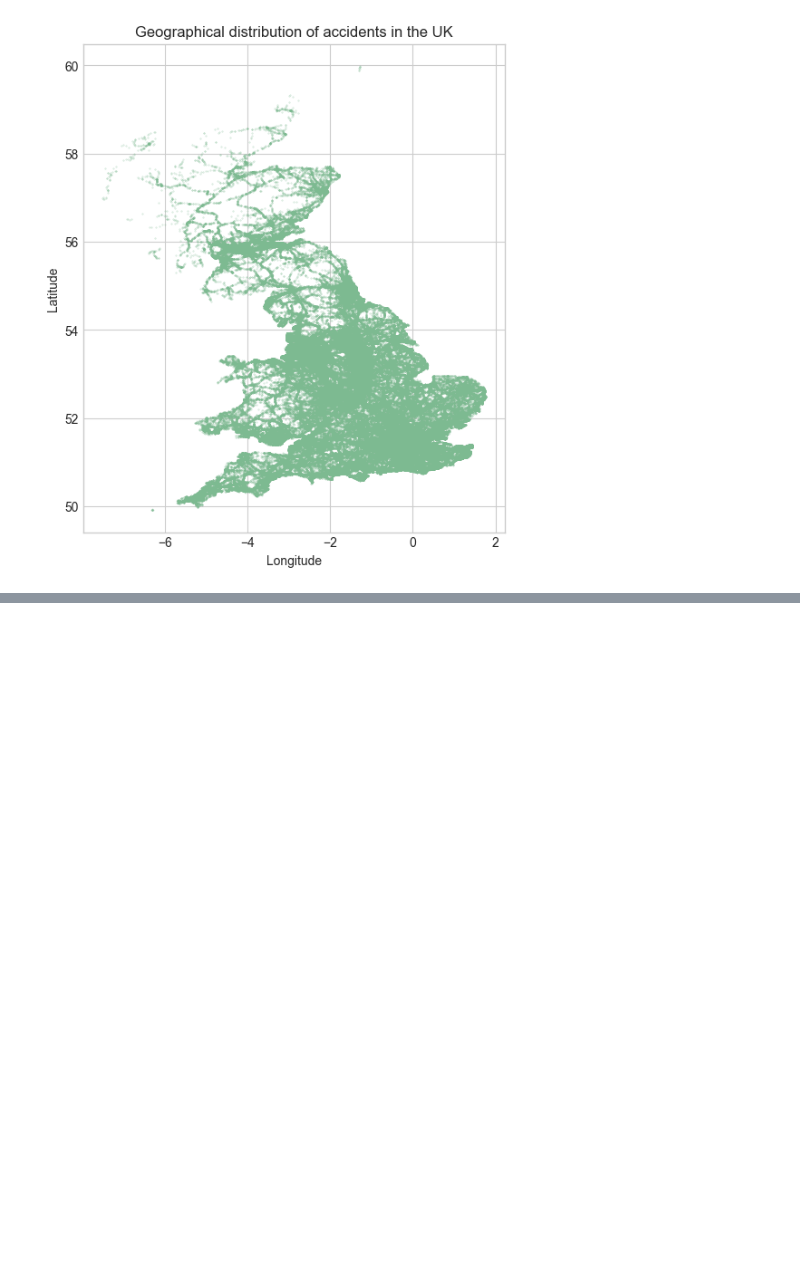
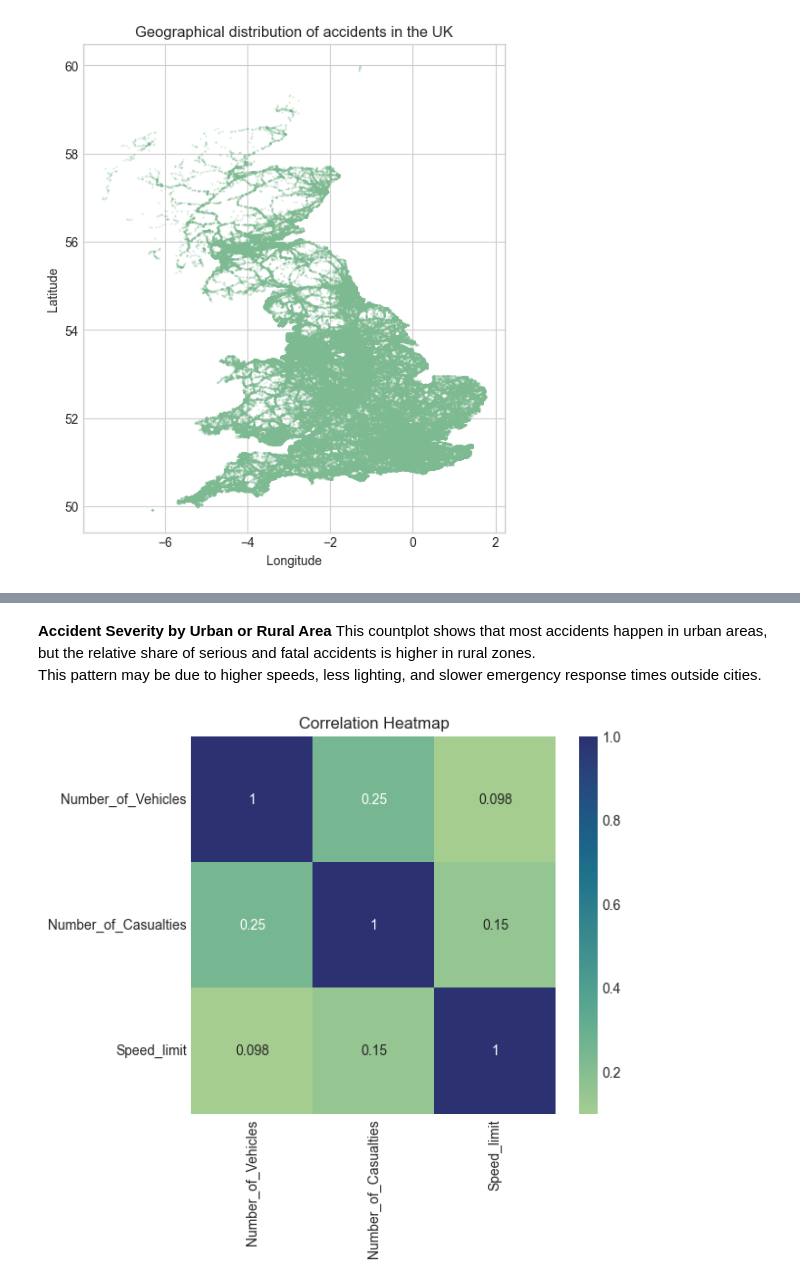
Before and after one commit to mel1006/data-science-2025-tartu, a Jupyter notebook: data_science_project.ipynb, the cells around one changed output, grey strips where cells are left out. Saved outputs shown, nothing was run; the diff lists cells and outputs as text; code cells hidden in the pictures; blank space fills up the shorter version.

```diff
--- a/data_science_project.ipynb
+++ b/data_science_project.ipynb
@@ -315,0 +444,11 @@ summary
+# %% [markdown]
+**Accident Severity by Urban or Rural Area**
+This countplot shows that most accidents happen in urban areas, but the relative share of serious and fatal accidents is higher in rural zones.
+This pattern may be due to higher speeds, less lighting, and slower emergency response times outside cities.
+# %%
+plt.figure(figsize=(6,5))
+sns.heatmap(df[["Number_of_Vehicles", "Number_of_Casualties", "Speed_limit"]].corr(), annot=True, cmap="crest")
+plt.title("Correlation Heatmap")
+plt.show()
+# %% [output]
+[figure, added]
```
Also changed, not shown: parts of 37 cells of this notebook.
